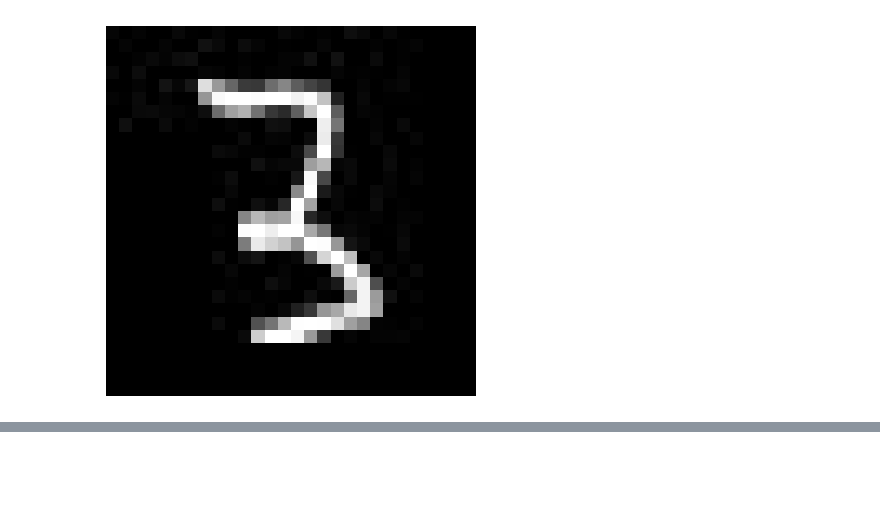
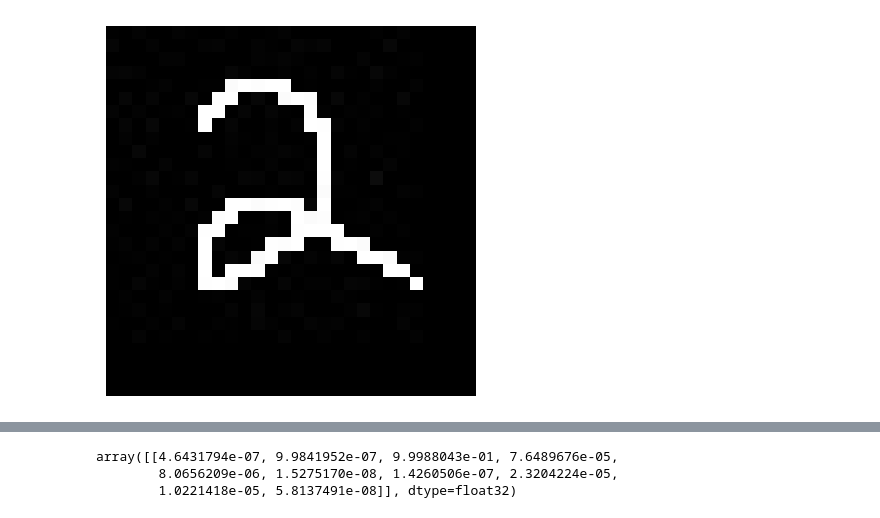
Before and after one commit to Shashank-jais/Machine_Learning_Algorithm, a Jupyter notebook: Experiment 2/Experiment2.ipynb, the cells around one changed output, grey strips where cells are left out. Saved outputs shown, nothing was run; the diff lists cells and outputs as text; code cells hidden in the pictures; blank space fills up the shorter version.

```diff
--- a/Experiment 2/Experiment2.ipynb
+++ b/Experiment 2/Experiment2.ipynb
@@ -11,7 +11,7 @@ train_ds = keras.utils.image_dataset_from_directory(
     batch_size=32,
     image_size=(28, 28),
     color_mode='grayscale',  # Load images as grayscale
-    validation_split=0.2,
+    validation_split=0.3,
     subset="training",
     seed=123
 )
@@ -23,7 +23,7 @@ valid_ds = keras.utils.image_dataset_from_directory(
     batch_size=32,
     image_size=(28, 28),
     color_mode='grayscale',  # Load images as grayscale
-    validation_split=0.2,
+    validation_split=0.3,
     subset="validation",
     seed=123
 )
@@ -43,23 +43,26 @@ valid_ds  = valid_ds.map(process_input)
 model = Sequential()
 
 # First Convolutional Layer
-model.add(Conv2D(32, kernel_size=(3, 3), padding='valid', activation='relu', input_shape=(28, 28, 1)))
+model.add(Conv2D(64, kernel_size=(3, 3), padding='valid', activation='relu', input_shape=(28, 28, 1)))
 model.add(BatchNormalization())
 model.add(MaxPooling2D(pool_size=(2, 2), strides=2, padding='valid'))
 
 # Second Convolutional Layer
-model.add(Conv2D(64, kernel_size=(3, 3), padding='valid', activation='relu'))
+model.add(Conv2D(128, kernel_size=(3, 3), padding='valid', activation='relu'))
 model.add(BatchNormalization())
 model.add(MaxPooling2D(pool_size=(2, 2), strides=2, padding='valid'))
 
+model.add(Conv2D(256, kernel_size=(3, 3), padding='valid', activation='relu'))
+model.add(BatchNormalization())
+model.add(MaxPooling2D(pool_size=(2, 2), strides=2, padding='valid'))
 
 # Flatten the output for the Dense layers
 model.add(Flatten())
 
 # Fully Connected Layers
-model.add(Dense(128, activation='relu'))
+model.add(Dense(64, activation='relu'))
 model.add(Dropout(0.1))
-model.add(Dense(64, activation='relu'))
+model.add(Dense(32, activation='relu'))
 model.add(Dropout(0.1))
 # Output Layer (10 classes for MNIST, with softmax activation)
 model.add(Dense(10, activation='softmax'))
@@ -94,5 +97,5 @@ model.compile(
     metrics=['accuracy']
 )
 # %%
-history  = model.fit(train_ds,epochs = 30 ,validation_data = valid_ds )
+history  = model.fit(train_ds,epochs = 60 ,validation_data = valid_ds )
 # %% [output]
@@ -142,33 +145,33 @@ import numpy as np
 import matplotlib.pyplot as plt
 
 # Load the image using OpenCV
-test_img = cv2.imread(r'archive\testSample\img_176.jpg')
+test_img = cv2.imread(r'C:\Users\HP\Desktop\TT.jpg')
 # Check if the image was loaded correctly
 if test_img is None:
     print("Error: Image not found or unable to load.")
 else:
     # Convert BGR to grayscale
     test_img_gray = cv2.cvtColor(test_img, cv2.COLOR_BGR2GRAY)
 
     # Resize the image to 28x28 pixels
     test_img_resized = cv2.resize(test_img_gray, (28, 28))
 
     # Normalize the image to [0, 1]
     test_img_normalized = test_img_resized / 255.0
 
     # Add batch dimension and channel dimension
     test_img_input = np.expand_dims(test_img_normalized, axis=(0, -1))
 
     # Display the preprocessed image
     plt.imshow(test_img_input[0, :, :, 0], cmap='gray')
     plt.axis('off')
     plt.show()
 
     # Make predictions
     predictions = model.predict(test_img_input)
     predicted_class = np.argmax(predictions, axis=1)[0]
 
     # Display the prediction
     print(f"Predicted class: {predicted_class}")
 # %% [output]
-[figure, old version]
+[figure, new version]
@@ -176,0 +180,6 @@ Predicted class: 3
+# %%
+predictions
+# %% [output]
+array([[4.6431794e-07, 9.9841952e-07, 9.9988043e-01, 7.6489676e-05,
+        8.0656209e-06, 1.5275170e-08, 1.4260506e-07, 2.3204224e-05,
+        1.0221418e-05, 5.8137491e-08]], dtype=float32)
```
Also changed, not shown: parts of 8 cells of this notebook, 1 other file.
